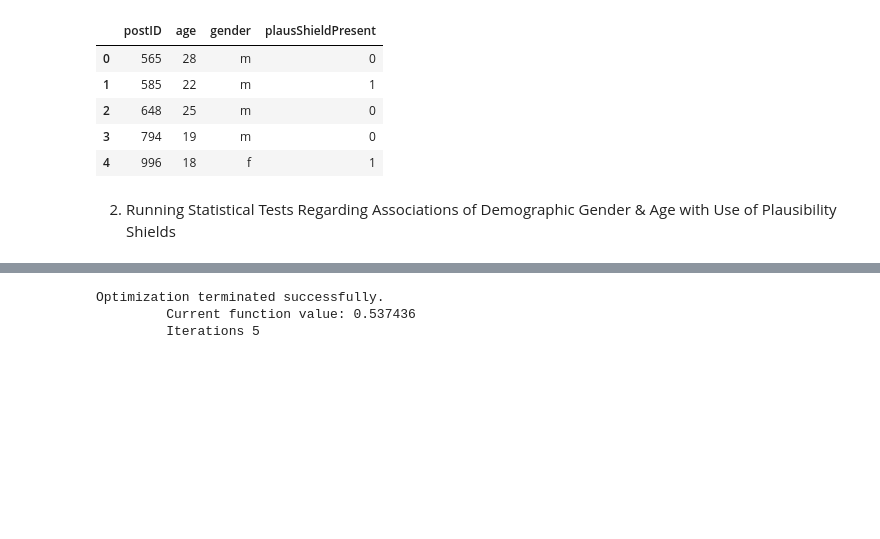
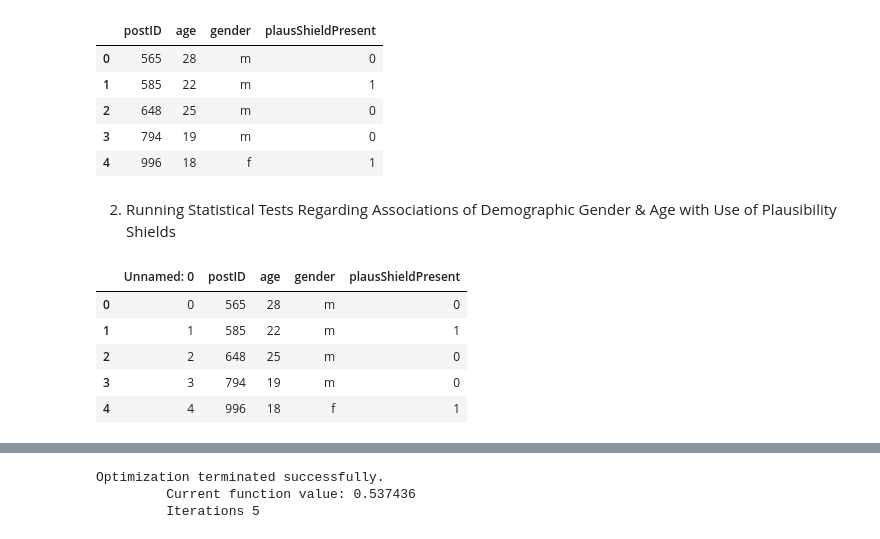
Before and after one commit to Kstar125/hedgingAsPolitenessStrategy, a Jupyter notebook: finalprojectDataProcessing.ipynb, the cells around one changed output, grey strips where cells are left out. Drawn from its saved outputs; the diff is of its cells as text; code cells hidden in the pictures; blank space fills up the shorter version.

```diff
--- a/finalprojectDataProcessing.ipynb
+++ b/finalprojectDataProcessing.ipynb
@@ -161,3 +161,12 @@ concatPlausDf.head(5)
 2. Running Statistical Tests Regarding Associations of Demographic Gender & Age with Use of Plausibility Shields
 # %%
 concatPlausDf = pd.read_csv('./finalprojectPlausShields.csv')
+# %%
+concatPlausDf.head(5)
+# %% [output]
+|  | Unnamed: 0 | postID | age | gender | plausShieldPresent |
+| 0 | 0 | 565 | 28 | m | 0 |
+| 1 | 1 | 585 | 22 | m | 1 |
+| 2 | 2 | 648 | 25 | m | 0 |
+| 3 | 3 | 794 | 19 | m | 0 |
+| 4 | 4 | 996 | 18 | f | 1 |
```
Also changed, not shown: parts of 21 cells of this notebook, 1 other file.
